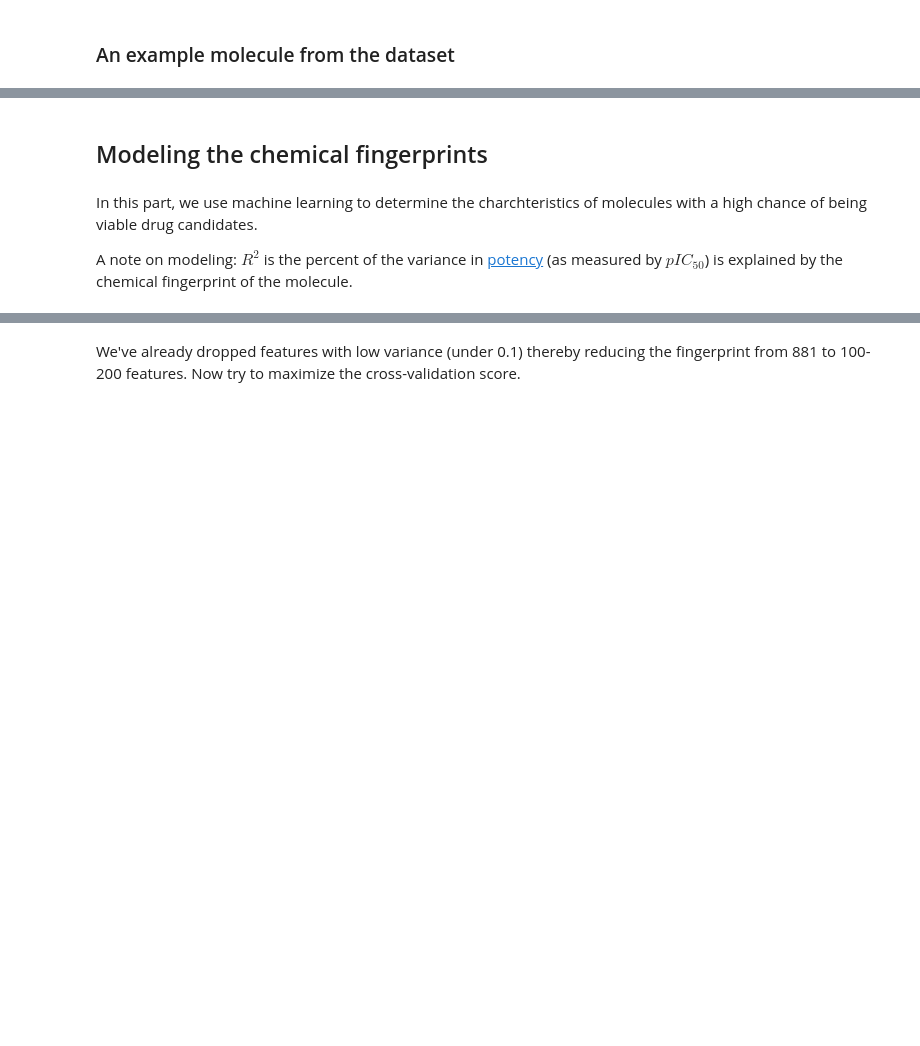
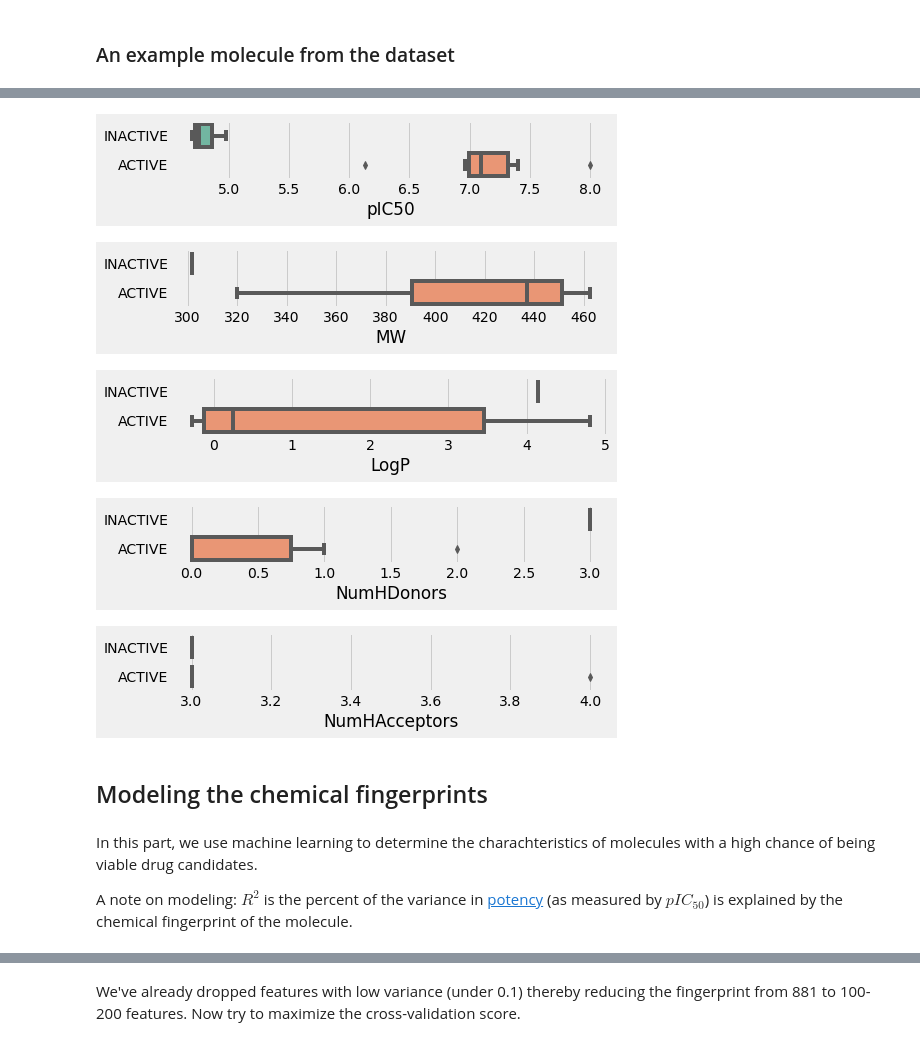
Before and after one commit to Germain-Drug-Discovery-Project/drug-discovery-project, a Jupyter notebook: drug-discovery-1.ipynb, the cells around one changed output, grey strips where cells are left out. Saved outputs shown, nothing was run; the diff lists cells and outputs as text; code cells hidden in the pictures; blank space fills up the shorter version.

```diff
--- a/drug-discovery-1.ipynb
+++ b/drug-discovery-1.ipynb
@@ -106,8 +149,21 @@ for column in ['pIC50', 'MW', 'LogP', 'NumHDonors', 'NumHAcceptors']:
+# %%
+descriptors = ['pIC50', 'MW', 'LogP', 'NumHDonors', 'NumHAcceptors']
+for desc in descriptors:
+    plt.figsize = (10,1)
+    ax = sns.boxplot(x=desc, y="bioactivity_class", data=bioactivity_df, palette="Set2")
+    plt.ylabel('')
+    plt.show()
+# %% [output]
+[figure, added]
+[figure, added]
+[figure, added]
+[figure, added]
+[figure, added]
 # %% [markdown]
 <a id='Model'></a>
 ## Modeling the chemical fingerprints
 # %% [markdown]
-In this part, we use machine learning to determine the charchteristics of molecules with a high chance of being viable drug candidates.
+In this part, we use machine learning to determine the charachteristics of molecules with a high chance of being viable drug candidates.
 
 A note on modeling: $R^2$ is the percent of the variance in [potency](https://en.wikipedia.org/wiki/Potency_(pharmacology)) (as measured by $pIC_{50}$) is explained by the chemical fingerprint of the molecule.
 # %%
```
Also changed, not shown: parts of 25 cells of this notebook, 1 other file.
